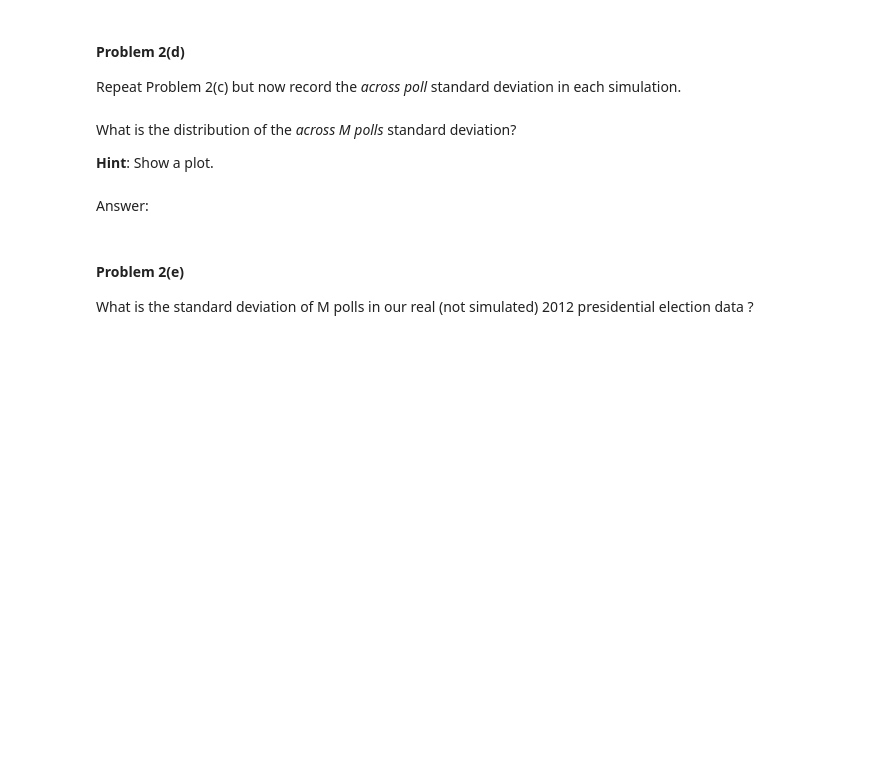
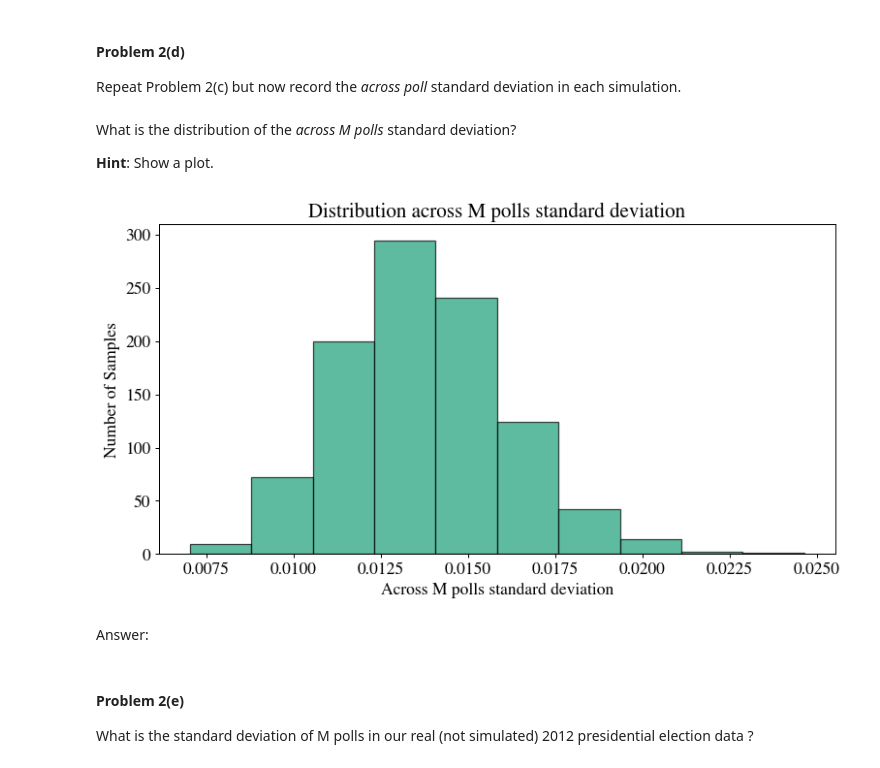
Before and after one commit to ademyanchuk/2014, a Jupyter notebook: homework/HW2.ipynb, the cells around one changed output. Saved outputs shown, nothing was run; the diff lists cells and outputs as text; code cells hidden in the pictures; blank space fills up the shorter version.

```diff
--- a/homework/HW2.ipynb
+++ b/homework/HW2.ipynb
@@ -527,3 +546,5 @@ Repeat Problem 2(c) but now record the *across poll* standard deviation in each
+# %%
+std_distribution = [np.std(simulatePolls(p, N, M)) for _ in range(B)]
 # %% [markdown]
 What is the distribution of the *across M polls* standard deviation?
 
@@ -533,3 +552,11 @@ What is the distribution of the *across M polls* standard deviation?
+# %%
+plt.hist(std_distribution, alpha=0.7, ec='black')
+plt.xlabel("Across M polls standard deviation")
+plt.ylabel("Number of Samples")
+plt.title("Distribution across M polls standard deviation")
+plt.show()
+# %% [output]
+[figure, added]
 # %% [markdown]
 Answer:
 # %% [markdown]
```
Also changed, not shown: parts of 32 cells of this notebook, 1 other file.
